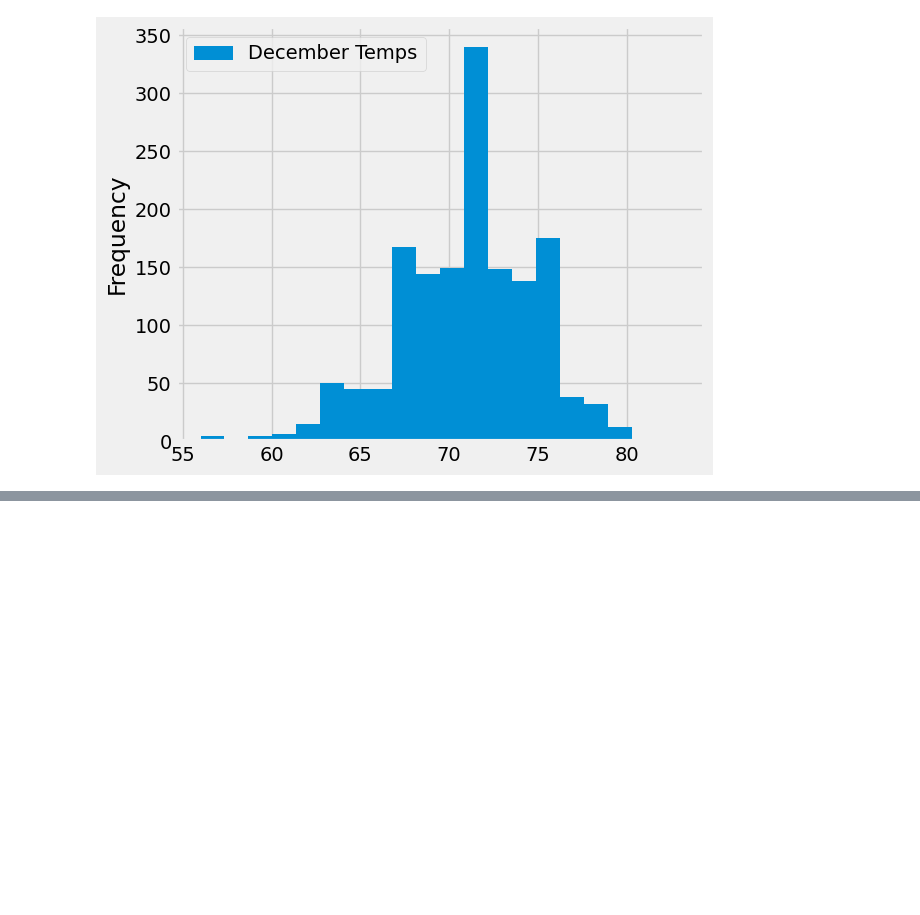
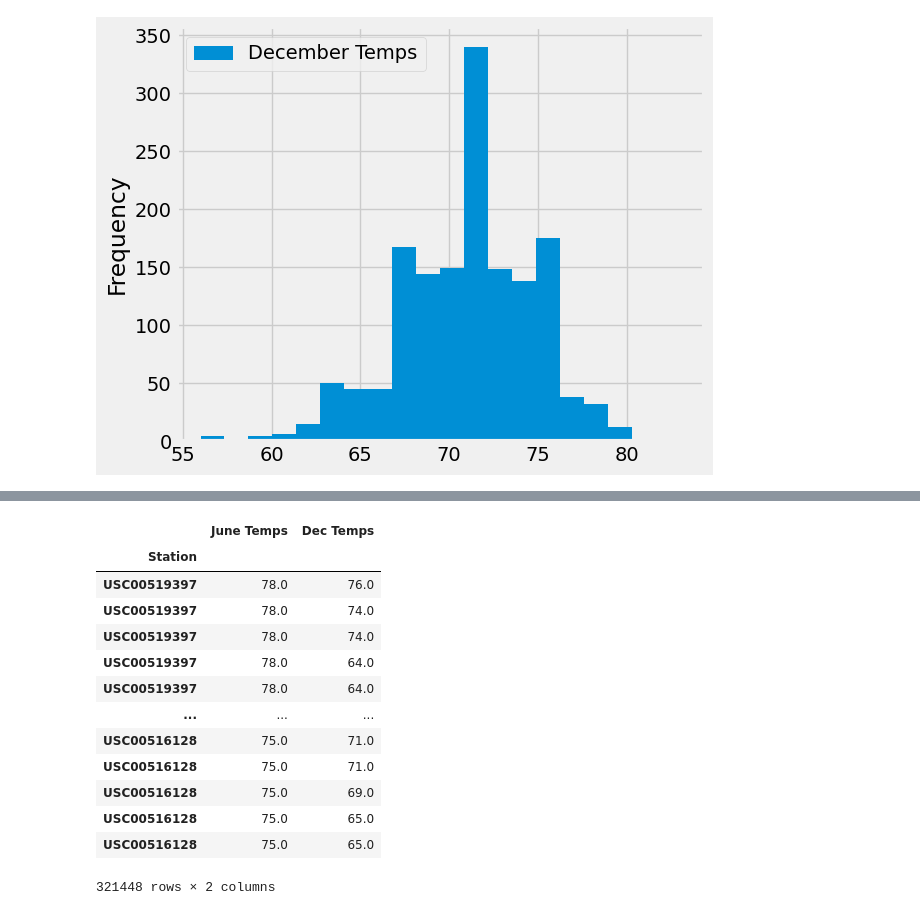
Before and after one commit to jhohing/Surfs_up, a Jupyter notebook: SurfsUp_Challenge.ipynb, the cells around one changed output, grey strips where cells are left out. Drawn from its saved outputs; the diff is of its cells as text; code cells hidden in the pictures; blank space fills up the shorter version.

Commit message:
Updated Surfs_up Challenge and adding station_temps screenshot

```diff
--- a/SurfsUp_Challenge.ipynb
+++ b/SurfsUp_Challenge.ipynb
@@ -92,3 +92,10 @@ df_dec.plot.hist(bins=20)
 plt.tight_layout()
 # %% [output]
 [figure]
+# %%
+june_station = session.query(Measurement.tobs, Measurement.station).filter(extract('month',Measurement.date)== 6).all()
+# %%
+dec_station = session.query(Measurement.tobs, Measurement.station).filter(extract('month',Measurement.date)== 12).all()
+# %%
+june_station_df = pd.DataFrame(june_station, columns=['June Temps', 'Station'])
+june_station_df
@@ -94,0 +116,3 @@ plt.tight_layout()
+# %%
+dec_station_df = pd.DataFrame(dec_station, columns=['Dec Temps', 'Station'])
+dec_station_df
@@ -94,0 +133,18 @@ plt.tight_layout()
+# %%
+station_temps = june_station_df.merge(dec_station_df, on="Station", how="inner").set_index("Station")
+station_temps
+# %% [output]
+|  | June Temps | Dec Temps |
+| Station |  |  |
+| USC00519397 | 78.0 | 76.0 |
+| USC00519397 | 78.0 | 74.0 |
+| USC00519397 | 78.0 | 74.0 |
+| USC00519397 | 78.0 | 64.0 |
+| USC00519397 | 78.0 | 64.0 |
+| ... | ... | ... |
+| USC00516128 | 75.0 | 71.0 |
+| USC00516128 | 75.0 | 71.0 |
+| USC00516128 | 75.0 | 69.0 |
+| USC00516128 | 75.0 | 65.0 |
+| USC00516128 | 75.0 | 65.0 |
+321448 rows × 2 columns
```
Also changed, not shown: parts of 2 cells of this notebook, 1 other file.
